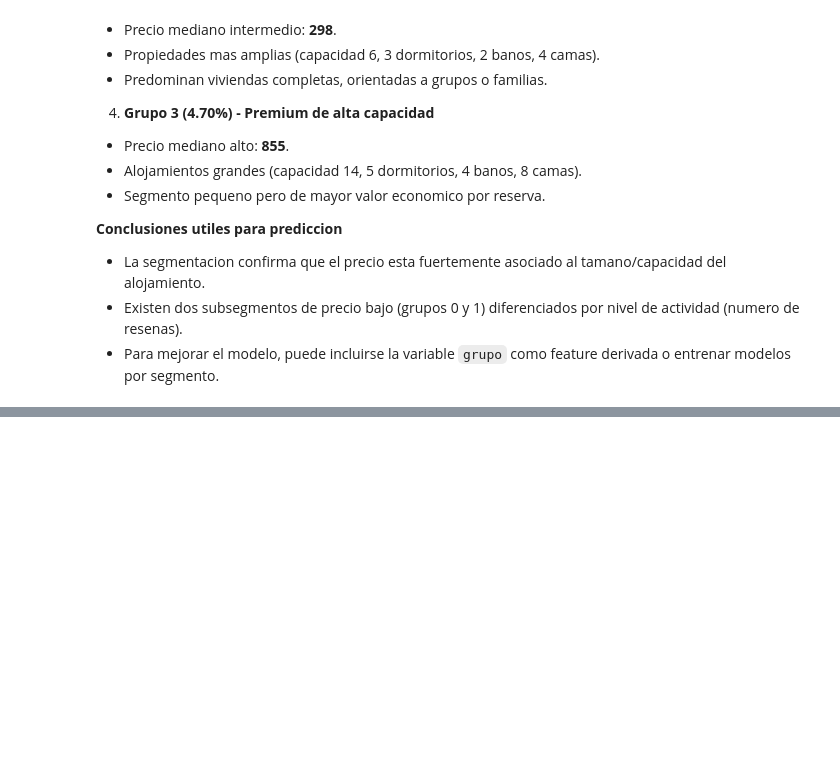
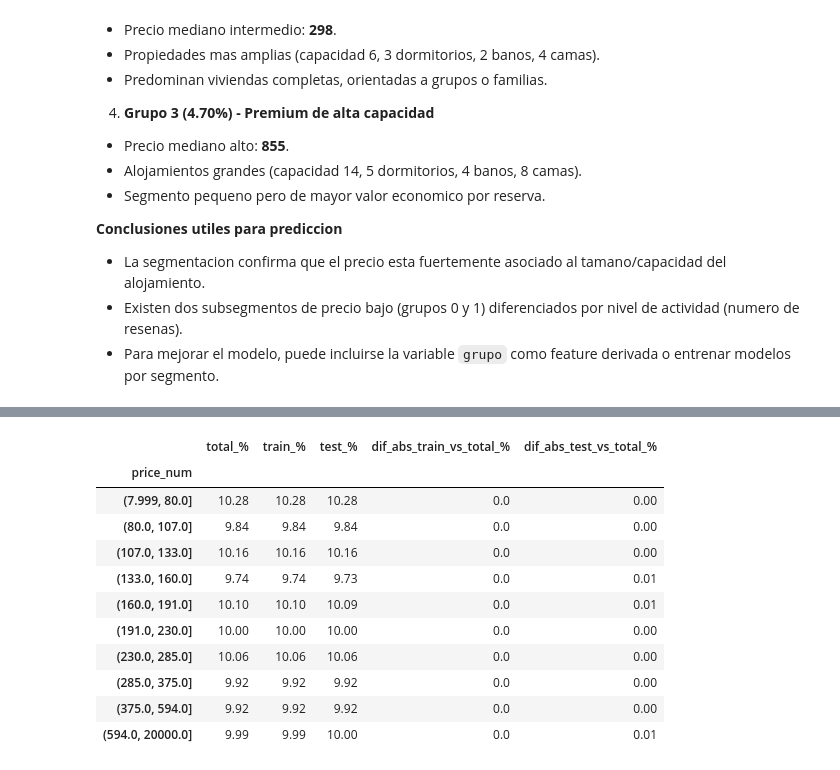
Before and after one commit to diegoanro22/MD-LAB04, a Jupyter notebook: Main.ipynb, the cells around one changed output, grey strips where cells are left out. Saved outputs shown, nothing was run; the diff lists cells and outputs as text; code cells hidden in the pictures; blank space fills up the shorter version.

Commit message:
feat: actividad 4

```diff
--- a/Main.ipynb
+++ b/Main.ipynb
@@ -388,0 +393,70 @@ El analisis de silhouette selecciono **4 grupos** como mejor segmentacion (k=4).
+# %%
+from sklearn.model_selection import train_test_split
+
+# Se usa la base preprocesada de la Actividad 2 (X_encoded, y)
+test_size = 0.20
+random_state = 42
+
+# Para regresion, se estratifica usando deciles del precio
+y_bins = pd.qcut(y, q=10, duplicates='drop')
+
+X_train, X_test, y_train, y_test = train_test_split(
+    X_encoded,
+    y,
+    test_size=test_size,
+    random_state=random_state,
+    shuffle=True,
+    stratify=y_bins,
+ )
+
+# Resumen de tamanos
+n_total = len(X_encoded)
+n_train = len(X_train)
+n_test = len(X_test)
+
+split_summary = pd.DataFrame({
+    'conjunto': ['Total', 'Entrenamiento', 'Prueba'],
+    'filas': [n_total, n_train, n_test],
+})
+split_summary['porcentaje'] = (split_summary['filas'] / n_total * 100).round(2)
+
+print('Criterio usado para la division:')
+print(f'- test_size={test_size} (80/20), random_state={random_state}, shuffle=True')
+print('- Estratificado: SI (por deciles de price_num)')
+print('- Balanceado: SI respecto a la distribucion del objetivo por deciles')
+
+print('\nFilas por conjunto:')
+display(split_summary)
+
+# Verificacion de balance en la distribucion del objetivo
+dist_total = y_bins.value_counts(normalize=True).sort_index()
+dist_train = y_bins.loc[y_train.index].value_counts(normalize=True).sort_index()
+dist_test = y_bins.loc[y_test.index].value_counts(normalize=True).sort_index()
+
+balance_table = pd.DataFrame({
+    'total_%': (dist_total * 100).round(2),
+    'train_%': (dist_train * 100).round(2),
+    'test_%': (dist_test * 100).round(2),
+})
+balance_table['dif_abs_train_vs_total_%'] = (balance_table['train_%'] - balance_table['total_%']).abs().round(2)
+balance_table['dif_abs_test_vs_total_%'] = (balance_table['test_%'] - balance_table['total_%']).abs().round(2)
+
+max_drift_train = balance_table['dif_abs_train_vs_total_%'].max()
+max_drift_test = balance_table['dif_abs_test_vs_total_%'].max()
+
+print('\nBalance por deciles del objetivo (price_num):')
+display(balance_table)
+print(f'Desviacion maxima train vs total: {max_drift_train:.2f} puntos porcentuales')
+print(f'Desviacion maxima test vs total: {max_drift_test:.2f} puntos porcentuales')
+
+# Referencia adicional del objetivo en cada conjunto
+target_stats = pd.DataFrame({
+    'conjunto': ['y_total', 'y_train', 'y_test'],
+    'media': [y.mean(), y_train.mean(), y_test.mean()],
+    'mediana': [y.median(), y_train.median(), y_test.median()],
+    'std': [y.std(), y_train.std(), y_test.std()],
+}).round(2)
+
+print('\nComparacion de estadisticos del objetivo:')
+display(target_stats)
+# %% [output]
@@ -388,0 +474,12 @@ El analisis de silhouette selecciono **4 grupos** como mejor segmentacion (k=4).
+|  | total_% | train_% | test_% | dif_abs_train_vs_total_% | dif_abs_test_vs_total_% |
+| price_num |  |  |  |  |  |
+| (7.999, 80.0] | 10.28 | 10.28 | 10.28 | 0.0 | 0.00 |
+| (80.0, 107.0] | 9.84 | 9.84 | 9.84 | 0.0 | 0.00 |
+| (107.0, 133.0] | 10.16 | 10.16 | 10.16 | 0.0 | 0.00 |
+| (133.0, 160.0] | 9.74 | 9.74 | 9.73 | 0.0 | 0.01 |
+| (160.0, 191.0] | 10.10 | 10.10 | 10.09 | 0.0 | 0.01 |
+| (191.0, 230.0] | 10.00 | 10.00 | 10.00 | 0.0 | 0.00 |
+| (230.0, 285.0] | 10.06 | 10.06 | 10.06 | 0.0 | 0.00 |
+| (285.0, 375.0] | 9.92 | 9.92 | 9.92 | 0.0 | 0.00 |
+| (375.0, 594.0] | 9.92 | 9.92 | 9.92 | 0.0 | 0.00 |
+| (594.0, 20000.0] | 9.99 | 9.99 | 10.00 | 0.0 | 0.01 |
```
Also changed, not shown: parts of 3 cells of this notebook.
